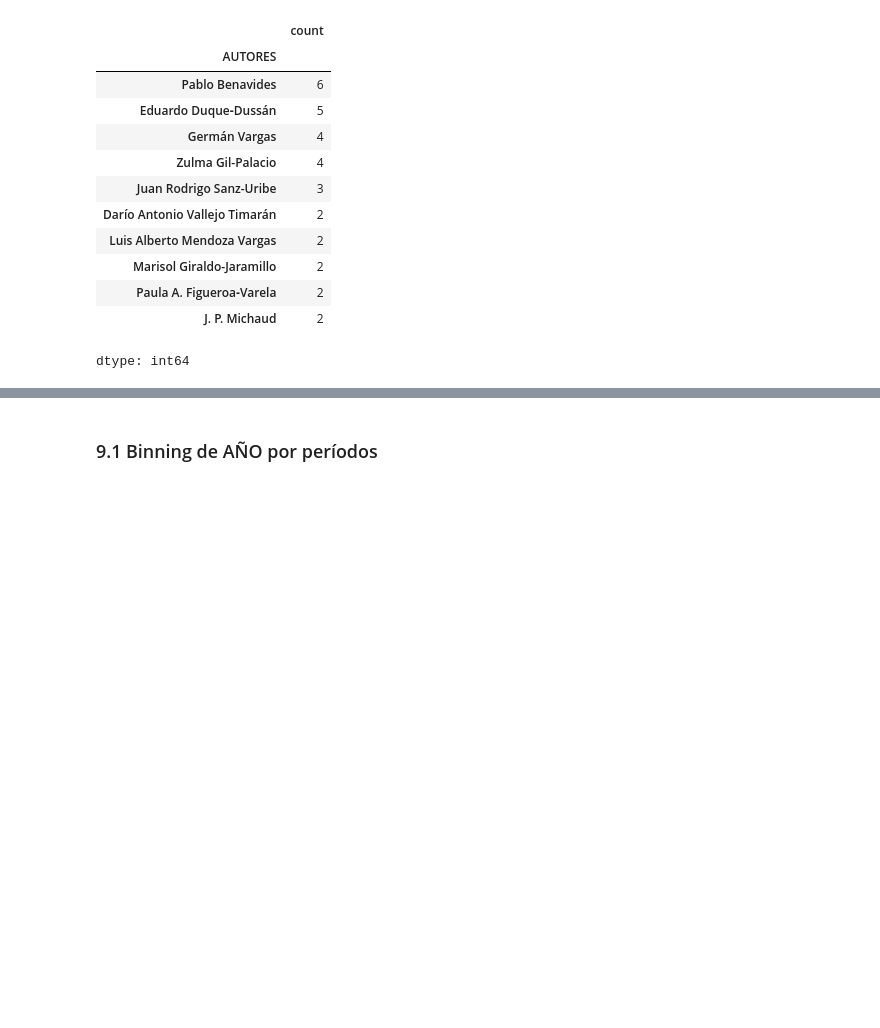
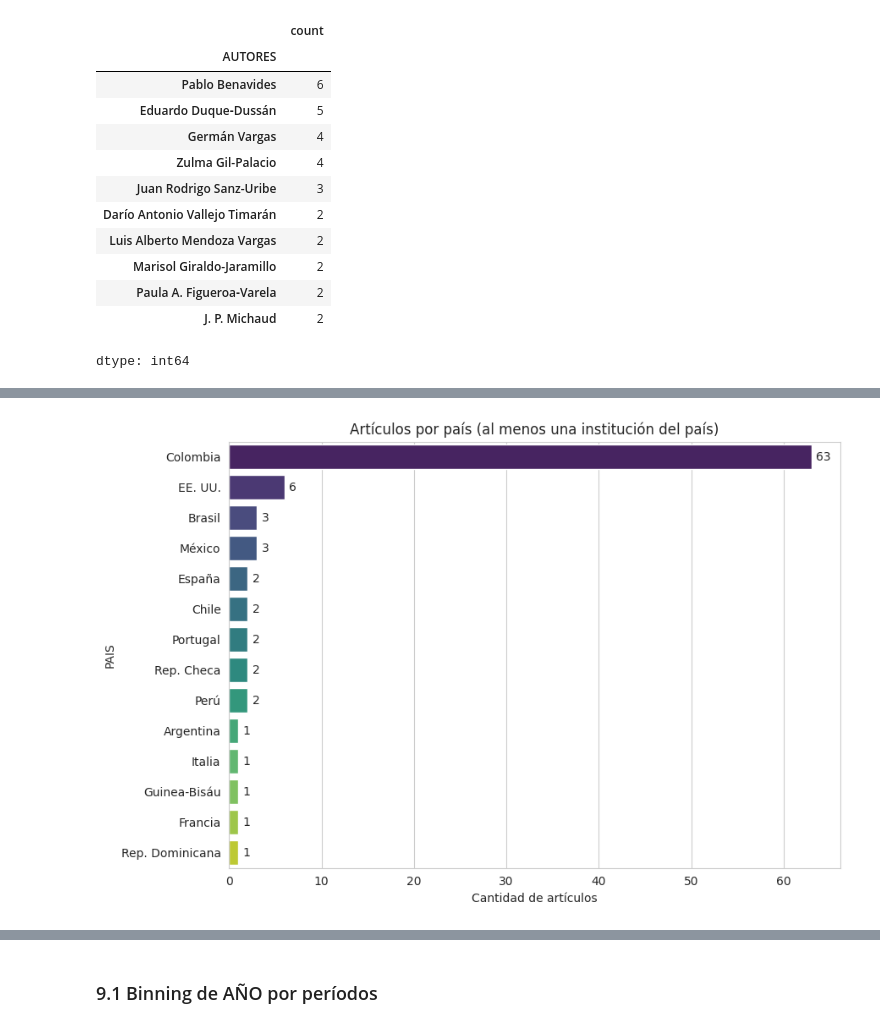
Before and after one commit to Elkinml06/Fundamentos_Ciencia_Datos, a Jupyter notebook: SustainCrop/SustainCrop.ipynb, the cells around one changed output, grey strips where cells are left out. Cells and saved outputs as stored; diff of their text form; code cells hidden in the pictures; blank space fills up the shorter version.

```diff
--- a/SustainCrop/SustainCrop.ipynb
+++ b/SustainCrop/SustainCrop.ipynb
@@ -387,0 +490,13 @@ Passing `palette` without assigning `hue` is deprecated and will be removed in v
+# %%
+# Artículos por país
+plt.figure(figsize=(9, 6))
+sns.barplot(y=tabla_paises.index, x=tabla_paises["Articulos"],
+            hue=tabla_paises.index, palette="viridis", legend=False)
+plt.title("Artículos por país (al menos una institución del país)")
+plt.xlabel("Cantidad de artículos")
+for i, v in enumerate(tabla_paises["Articulos"]):
+    plt.text(v + 0.5, i, str(v), va="center")
+plt.tight_layout()
+plt.show()
+# %% [output]
+[figure, added]
```
Also changed, not shown: parts of 50 cells of this notebook.
